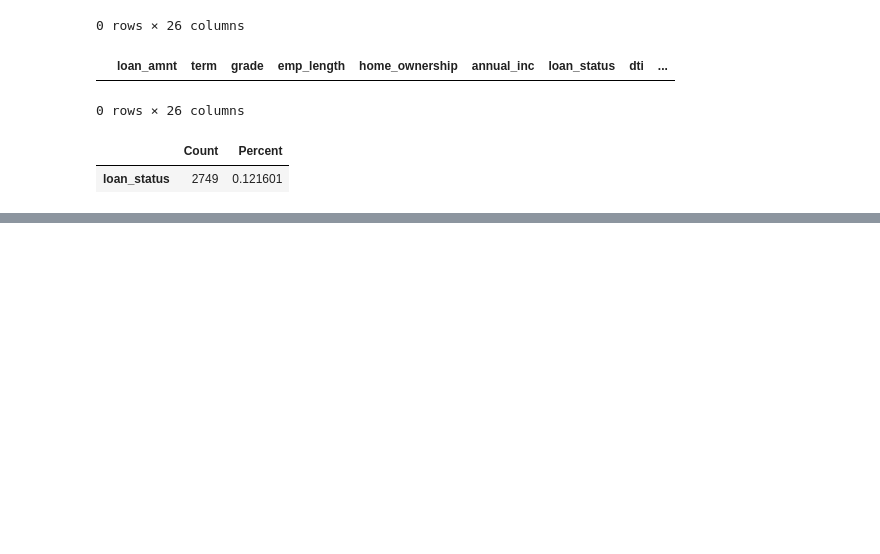
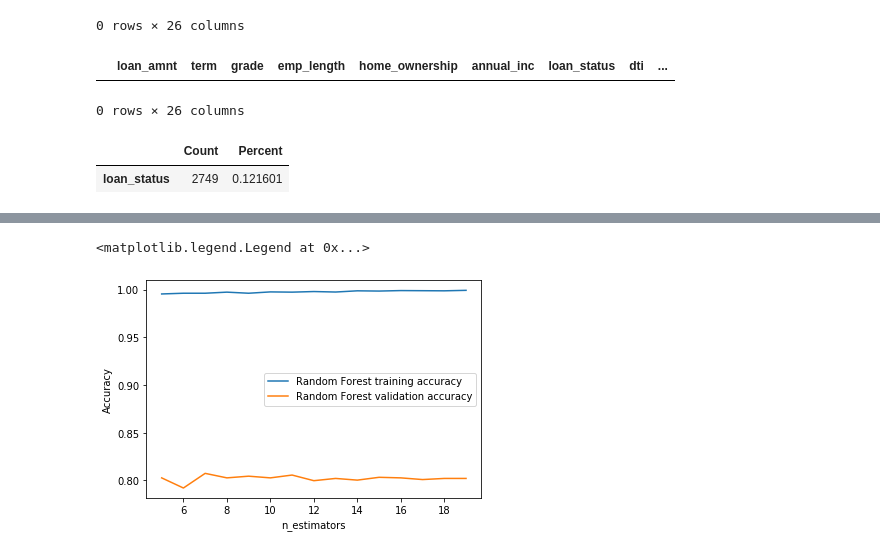
Before and after one commit to rahilshah10/loan-sharks, a Jupyter notebook: Luna/LoanShark - Prediction of LeandingClub Loan Defaulters.ipynb, the cells around one changed output, grey strips where cells are left out. Drawn from its saved outputs; the diff is of its cells as text; code cells hidden in the pictures; blank space fills up the shorter version.

```diff
--- a/Luna/LoanShark - Prediction of LeandingClub Loan Defaulters.ipynb
+++ b/Luna/LoanShark - Prediction of LeandingClub Loan Defaulters.ipynb
@@ -406,9 +389,7 @@ We can also drop some unnecessary features like 'verification_status', 'issue_d'
 filter_loan_df_7 = filter_loan_df_6.copy()
 filter_loan_df_7 = filter_loan_df_7.drop(['funded_amnt', 'funded_amnt_inv', 'installment', 'int_rate',
                                           'out_prncp_inv', 'total_pymnt_inv', 'total_rec_prncp',
-                                          'collection_recovery_fee', 'tot_hi_cred_lim', 'verification_status',
-                                          'issue_d', 'purpose', 'title', 'pymnt_plan', 'debt_settlement_flag',
-                                          'initial_list_status', 'last_pymnt_d', 'last_credit_pull_d', 'open_acc',
+                                          'collection_recovery_fee', 'tot_hi_cred_lim', 'open_acc',
                                           'total_acc','bc_open_to_buy','total_bal_ex_mort','avg_cur_bal',
                                           'tot_cur_bal','revol_util'],
                                           axis=1, inplace=False)
@@ -774,0 +1019,31 @@ TypeError: 'Index' object is not callable
+# %%
+rf_train_accuracy = []
+rf_val_accuracy = []
+num_estimators = []
+rf_difference = []
+
+# try n_estimators from 5 to 20
+estimators_settings = range(5, 20)
+
+for n_estimators in estimators_settings:
+    # build the k-NN model
+    rf_loan_model = RandomForestClassifier(n_estimators=n_estimators)
+    rf_loan_model.fit(rf_x_train_s, rf_y_train_s)
+    # record n_neighbors
+    num_estimators.append(n_estimators)
+    # record Random Forest training set accuracy
+    rf_train_accuracy.append(rf_loan_model.score(rf_x_train_s, rf_y_train_s))
+    # record generalization accuracy
+    rf_val_accuracy.append(rf_loan_model.score(rf_x_val_s, rf_y_test_s))
+    # calculate the  difference
+    rf_d = rf_loan_model.score(rf_x_train_s, rf_y_train_s) - rf_loan_model.score(rf_x_val_s, rf_y_test_s)
+    rf_difference.append(rf_d)
+# %%
+plt.plot(estimators_settings, rf_train_accuracy, label="Random Forest training accuracy")
+plt.plot(estimators_settings, rf_val_accuracy, label="Random Forest validation accuracy")
+plt.ylabel("Accuracy")
+plt.xlabel("n_estimators")
+plt.legend()
+# %% [output]
+<matplotlib.legend.Legend at 0x...>
+[figure, added]
```
Also changed, not shown: parts of 72 cells of this notebook.
